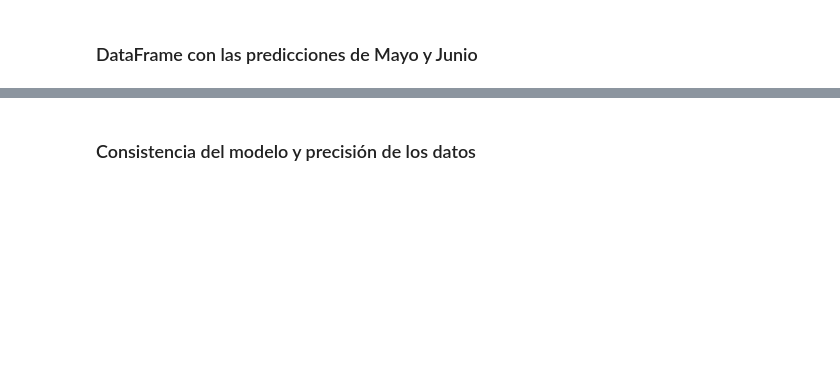
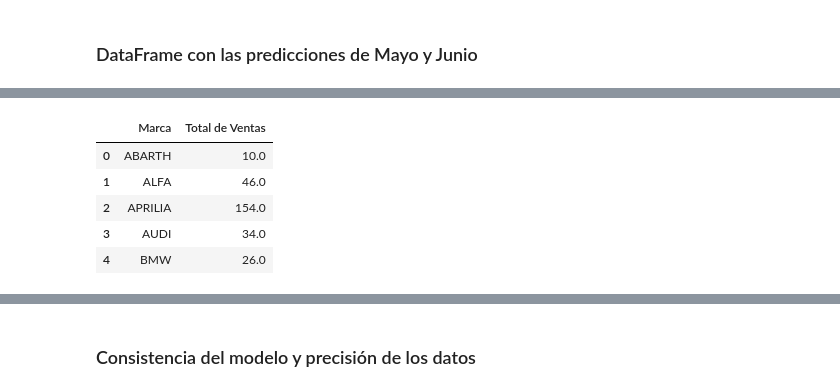
Before and after one commit to Nambu89/Vehicle-Sales-Prediction-Project-in-Spain, a Jupyter notebook: Sales.ipynb, the cells around one changed output, grey strips where cells are left out. Saved outputs shown, nothing was run; the diff lists cells and outputs as text; code cells hidden in the pictures; blank space fills up the shorter version.

```diff
--- a/Sales.ipynb
+++ b/Sales.ipynb
@@ -531,0 +558,9 @@ sales_predictions.head(10)
+# %%
+marca_predictions.head()
+# %% [output]
+|  | Marca | Total de Ventas |
+| 0 | ABARTH | 10.0 |
+| 1 | ALFA | 46.0 |
+| 2 | APRILIA | 154.0 |
+| 3 | AUDI | 34.0 |
+| 4 | BMW | 26.0 |
```
Also changed, not shown: parts of 19 cells of this notebook.
